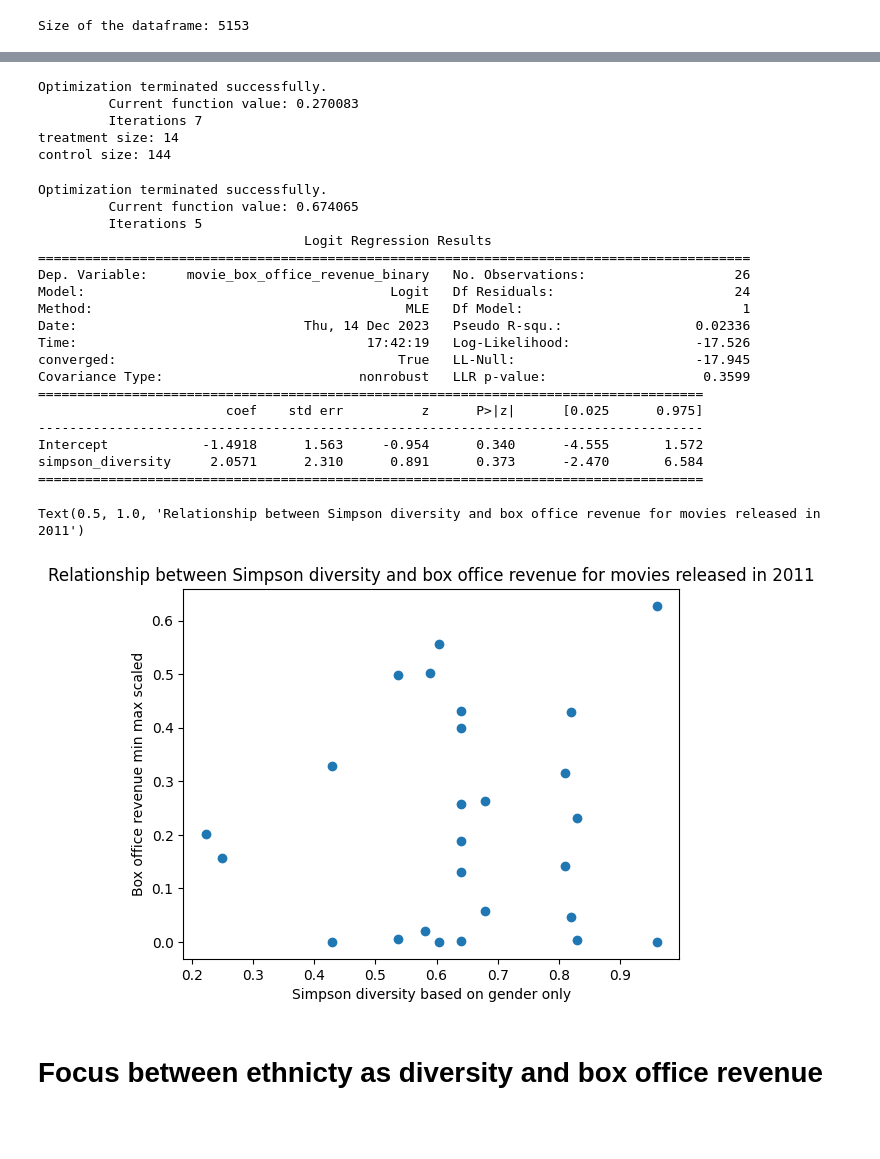
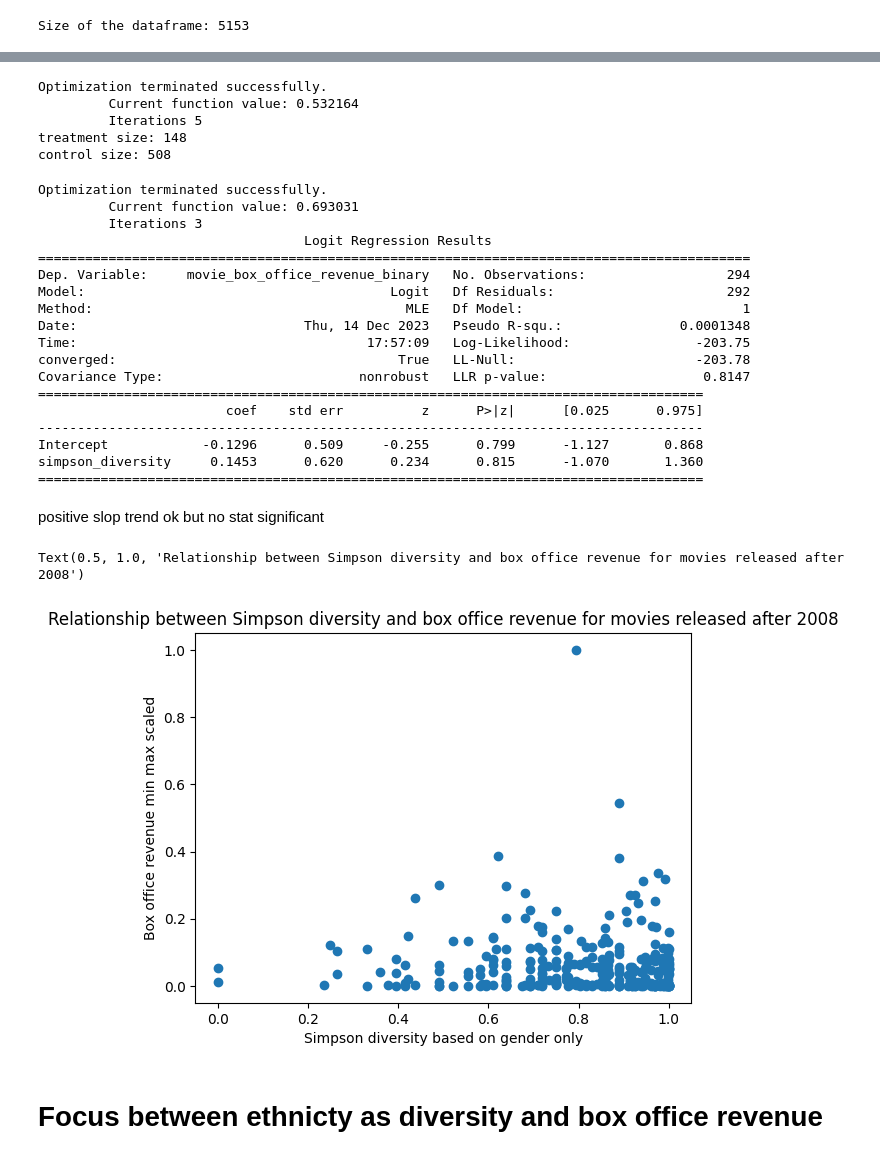
Before and after one commit to epfl-ada/ada-2023-project-analytixxperts2023, a Jupyter notebook: milestoneP3_perf.ipynb, the cells around one changed output, grey strips where cells are left out. Saved outputs shown, nothing was run; the diff lists cells and outputs as text; code cells hidden in the pictures; blank space fills up the shorter version.

```diff
--- a/milestoneP3_perf.ipynb
+++ b/milestoneP3_perf.ipynb
@@ -431,5 +384,5 @@ Test on movies released in 2011
 # %%
-#split dataset
-merged_df_gender_50_60 = merged_df_gender[(merged_df_gender['movie_release_year'] == 2011)]
+#filter recent movies
+merged_df_gender_50_60 = merged_df_gender[(merged_df_gender['movie_release_year'] > 2008)]
 merged_df_gender_50_60.shape[0]
 # %% [output]
@@ -481,46 +436,48 @@ Threshold: 0.9500000000000001  ratio diverse part 0.006329113924050633
 # %%
-threshold_gender = 0.23
+threshold_gender = 0.04  # 20% gives the "best results" generally
 gender_standard_50_60['movie_box_office_revenue_binary'] = gender_standard_50_60['movie_box_office_revenue'].apply(lambda x: 1 if x > threshold_gender else 0)
 gender_standard_50_60 = add_propensity_score(gender_standard_50_60)
 balanced_sample = compute_balance_df(gender_standard_50_60)  # 34% of the data
 balanced_sample = balanced_sample[(balanced_sample['movie_name'] != "Transformers: Dark of the Moon") & (balanced_sample['movie_name'] != "Pirates of the Caribbean: On Stranger Tides")]
 # %% [output]
 Optimization terminated successfully.
-         Current function value: 0.270083
-         Iterations 7
-treatment size: 14
-control size: 144
+         Current function value: 0.532164
+         Iterations 5
+treatment size: 148
+control size: 508
 # %%
 mod_sample = smf.logit(formula='movie_box_office_revenue_binary ~ simpson_diversity', data=balanced_sample)
 res1 = mod_sample.fit()
 print(res1.summary())
 # %% [output]
 Optimization terminated successfully.
-         Current function value: 0.674065
-         Iterations 5
+         Current function value: 0.693031
+         Iterations 3
                                   Logit Regression Results
 ===========================================================================================
-Dep. Variable:     movie_box_office_revenue_binary   No. Observations:                   26
-Model:                                       Logit   Df Residuals:                       24
+Dep. Variable:     movie_box_office_revenue_binary   No. Observations:                  294
+Model:                                       Logit   Df Residuals:                      292
 Method:                                        MLE   Df Model:                            1
-Date:                             Thu, 14 Dec 2023   Pseudo R-squ.:                 0.02336
-Time:                                     17:42:19   Log-Likelihood:                -17.526
-converged:                                    True   LL-Null:                       -17.945
-Covariance Type:                         nonrobust   LLR p-value:                    0.3599
+Date:                             Thu, 14 Dec 2023   Pseudo R-squ.:               0.0001348
+Time:                                     17:57:09   Log-Likelihood:                -203.75
+converged:                                    True   LL-Null:                       -203.78
+Covariance Type:                         nonrobust   LLR p-value:                    0.8147
 =====================================================================================
                         coef    std err          z      P>|z|      [0.025      0.975]
 -------------------------------------------------------------------------------------
-Intercept            -1.4918      1.563     -0.954      0.340      -4.555       1.572
-simpson_diversity     2.0571      2.310      0.891      0.373      -2.470       6.584
+Intercept            -0.1296      0.509     -0.255      0.799      -1.127       0.868
+simpson_diversity     0.1453      0.620      0.234      0.815      -1.070       1.360
 =====================================================================================
+# %% [markdown]
+positive slop trend ok but no stat significant
 # %%
 plt.scatter(balanced_sample['simpson_diversity'], balanced_sample['movie_box_office_revenue'])
 plt.xlabel('Simpson diversity based on gender only')
 plt.ylabel('Box office revenue min max scaled')
-plt.title('Relationship between Simpson diversity and box office revenue for movies released in 2011')
+plt.title('Relationship between Simpson diversity and box office revenue for movies released after 2008')
 # %% [output]
-Text(0.5, 1.0, 'Relationship between Simpson diversity and box office revenue for movies released in 2011')
+Text(0.5, 1.0, 'Relationship between Simpson diversity and box office revenue for movies released after 2008')
-[figure, old version]
+[figure, new version]
 # %%
 #balanced_sample.loc[(balanced_sample['simpson_diversity'] > 0.8) & (balanced_sample['movie_box_office_revenue'] < 0.1)]
 # %% [markdown]
```
Also changed, not shown: parts of 19 cells of this notebook.
